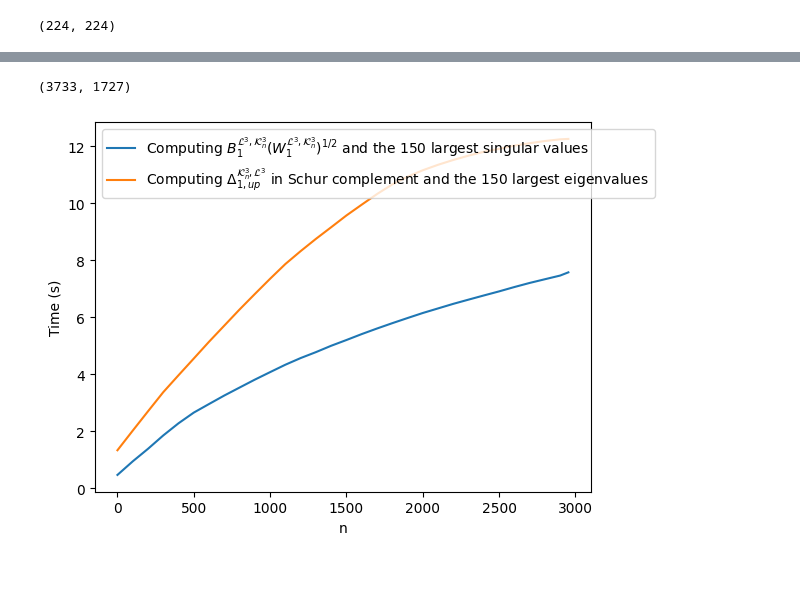
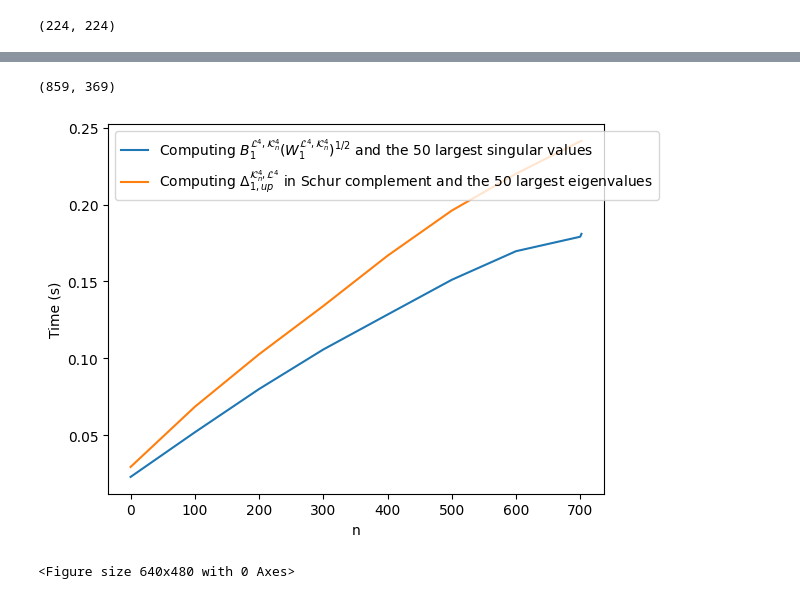
Before and after one commit to ruidongsmile/UpPersLapCubicalComplex, a Jupyter notebook: experiments/compute_largest_eigenvalues_2.ipynb, the cells around one changed output, grey strips where cells are left out. Saved outputs shown, nothing was run; the diff lists cells and outputs as text; code cells hidden in the pictures; blank space fills up the shorter version.

```diff
--- a/experiments/compute_eigenvalues_1 - Copy.ipynb
+++ b/experiments/compute_largest_eigenvalues_2.ipynb
@@ -43,7 +43,7 @@ Image.fromarray(image_array_3)
 [figure]
 # %%
 # Create CubicalComplex from the image array
-X = CubicalComplex(top_dimensional_cells=image_array_3).all_cells()
+X = CubicalComplex(top_dimensional_cells=image_array_4).all_cells()
 # %%
 # Create boundary operator, the filtration masks, and the number of filters
 bdry_opr, filt_idx_0_2, filt_idx_1_2, num_filt = get_bdry_opr(X, filt_0=20, filt_1=50, filt_2=150)
@@ -51,14 +51,13 @@ bdry_opr, filt_idx_0_2, filt_idx_1_2, num_filt = get_bdry_opr(X, filt_0=20, filt
 # Check the shape of the boundary operator
 bdry_opr.shape
 # %% [output]
-(3733, 1727)
+(859, 369)
 # %%
-# Initialize the UpPersistentLaplacianSparse class
 uplapclass = UpPersistentLaplacianSparse(bdry_opr, filt_idx_0_2=filt_idx_1_2,
                                          filt_idx_1_2=np.ones(bdry_opr.shape[0], dtype=bool))
 time_list_1 = []
 
-k=150
+k=50
 
 st_1 = time.time()
 
@@ -100,7 +99,7 @@ sub_filt_idx = np.where(uplapclass.filt_idx_1_2 != uplapclass.filt_idx_0_2)[0]
 indices_it = iter(sub_filt_idx)
 bdry_opr = bdry_opr.astype('float64')
 lap = bdry_opr @ np.transpose(bdry_opr)
-k=150
+k=50
 eigs = eigsh(lap, k=k, which='LM', return_eigenvectors=False)
 
 for i in range(num_filt):
@@ -121,13 +117,17 @@ steps.append(num_filt)
 # %%
-# plt.rcParams['text.usetex'] = True
-
-plt.plot(steps, time_list_1, label='Computing $B_{1}^{\mathcal{L}^3, \mathcal{K}^3_n}(W_{1}^{\mathcal{L}^3, \mathcal{K}^3_n})^{1/2}$ and the 150 largest singular values')
-plt.plot(steps, time_list_3, label='Computing $\Delta_{1, up}^{\mathcal{K}^3_n, \mathcal{L}^3}$ in Schur complement and the 150 largest eigenvalues')
-
-plt.xlabel('n')
-plt.ylabel('Time (s)')
-plt.legend(loc='upper left')
-plt.show()
-# plt.savefig('plots/computing_time_eigenvalues.png')
+steps = [_ for _ in range(0, num_filt, 100)]
+steps.append(num_filt)
-# %% [output]
-[figure, removed]
+# %%
+# plt.rcParams['text.usetex'] = True
+
+plt.plot(steps, time_list_1, label='Computing $B_{1}^{\mathcal{L}^4, \mathcal{K}^4_n}(W_{1}^{\mathcal{L}^4, \mathcal{K}^4_n})^{1/2}$ and the 50 largest singular values')
+plt.plot(steps, time_list_3, label='Computing $\Delta_{1, up}^{\mathcal{K}^4_n, \mathcal{L}^4}$ in Schur complement and the 50 largest eigenvalues')
+
+plt.xlabel('n')
+plt.ylabel('Time (s)')
+plt.legend(loc='upper left')
+plt.show()
+plt.savefig('plots/computing_time_largest_eigenvalues_2.png')
+# %% [output]
+[figure, added]
+<Figure size 640x480 with 0 Axes>
```
Also changed, not shown: parts of 2 cells of this notebook, 14 other files.
